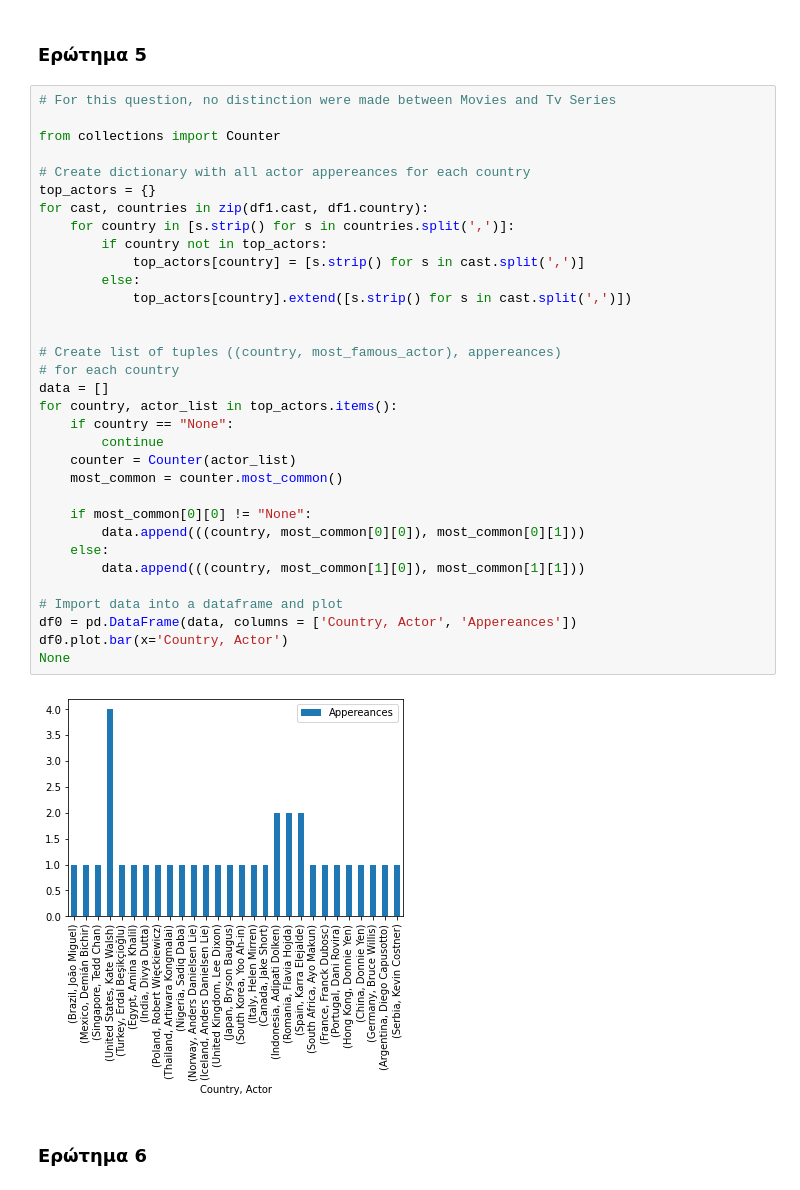
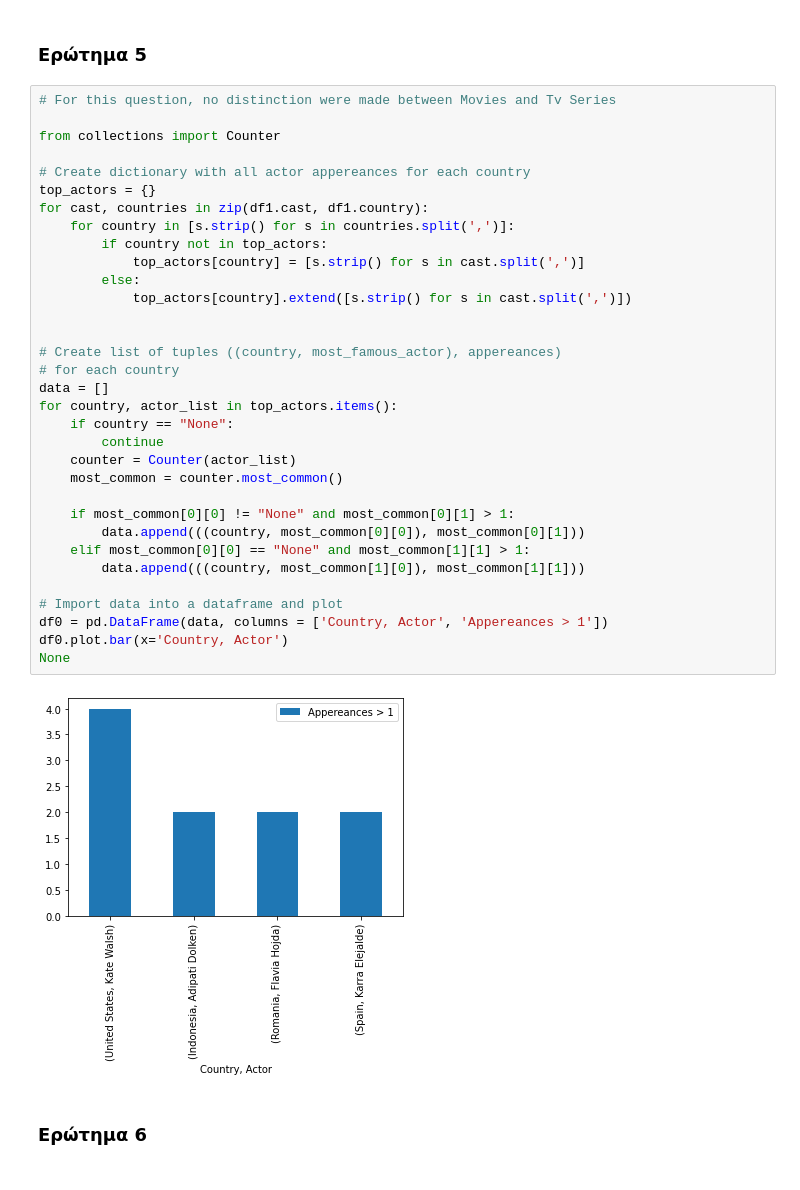
Before and after one commit to damik3/data-mining-spring-2021, a Jupyter notebook: hw1/hw1.ipynb, the cells around one changed output. Cells and saved outputs as stored; diff of their text form.

```diff
--- a/hw1/hw1.ipynb
+++ b/hw1/hw1.ipynb
@@ -105,37 +105,37 @@ Name: listed_in, dtype: object
 # For this question, no distinction were made between Movies and Tv Series
 
 from collections import Counter
 
 # Create dictionary with all actor appereances for each country
 top_actors = {}
 for cast, countries in zip(df1.cast, df1.country):
     for country in [s.strip() for s in countries.split(',')]:
         if country not in top_actors:
             top_actors[country] = [s.strip() for s in cast.split(',')]
         else:
             top_actors[country].extend([s.strip() for s in cast.split(',')])
 
 
 # Create list of tuples ((country, most_famous_actor), appereances)
 # for each country
 data = []
 for country, actor_list in top_actors.items():
     if country == "None":
         continue
     counter = Counter(actor_list)
     most_common = counter.most_common()
 
-    if most_common[0][0] != "None":
+    if most_common[0][0] != "None" and most_common[0][1] > 1:
         data.append(((country, most_common[0][0]), most_common[0][1]))
-    else:
+    elif most_common[0][0] == "None" and most_common[1][1] > 1:
         data.append(((country, most_common[1][0]), most_common[1][1]))
 
 # Import data into a dataframe and plot
-df0 = pd.DataFrame(data, columns = ['Country, Actor', 'Appereances'])
+df0 = pd.DataFrame(data, columns = ['Country, Actor', 'Appereances > 1'])
 df0.plot.bar(x='Country, Actor')
 None
 # %% [output]
-[figure, old version]
+[figure, new version]
 # %% [markdown]
 ### Ερώτημα 6
 # %%
```
Also changed, not shown: parts of 19 cells of this notebook.
